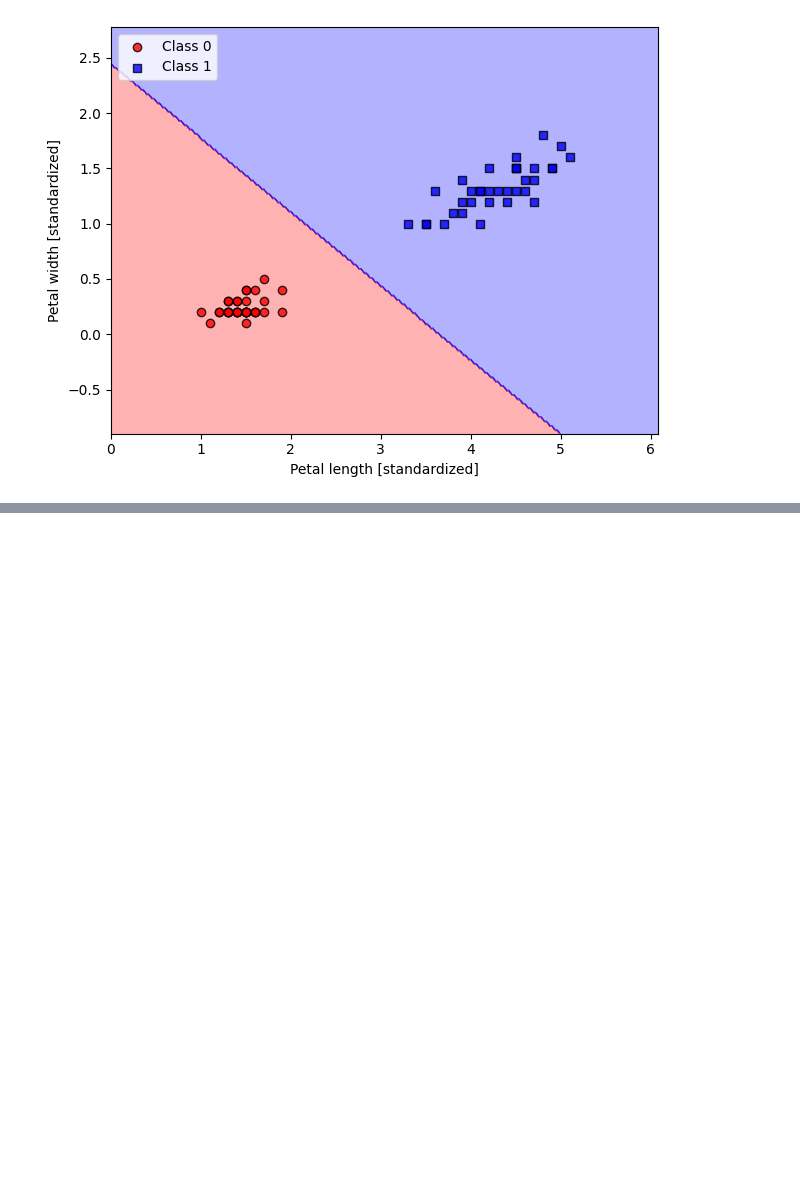
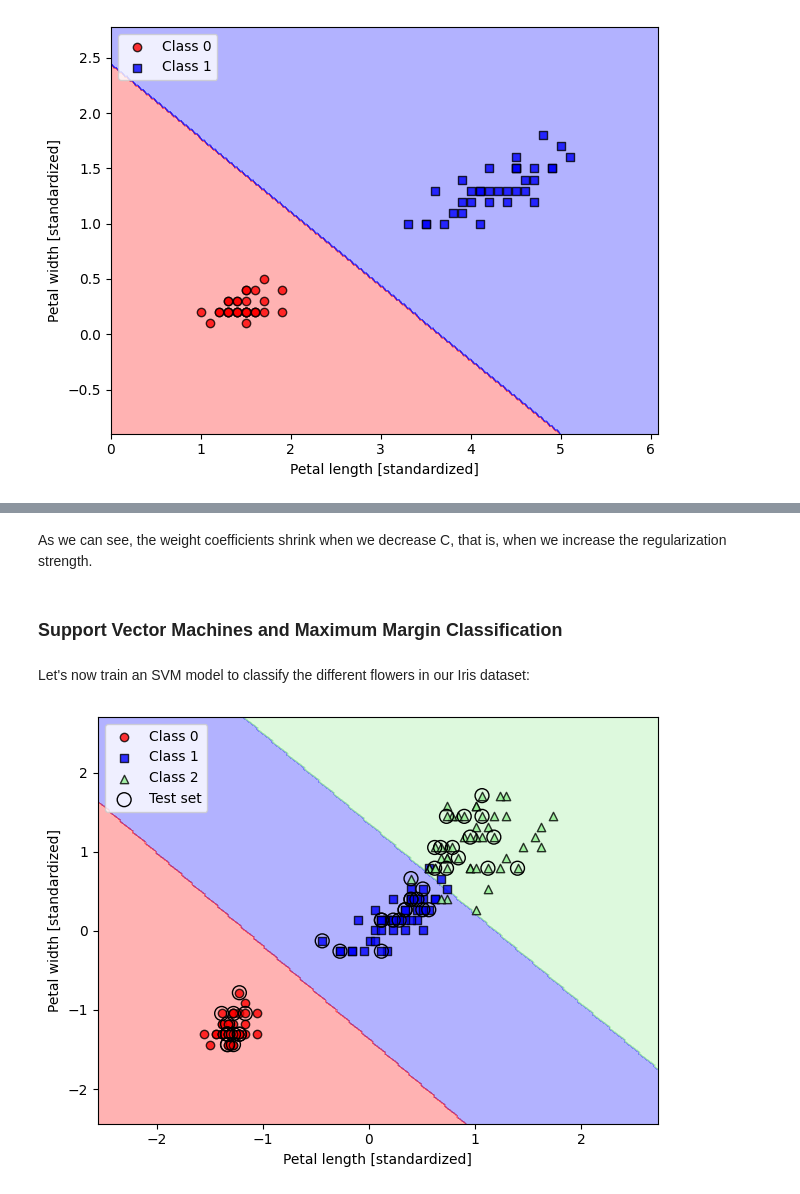
Before and after one commit to kaanoram/ML-Pytorch-SkLearn-Study, a Jupyter notebook: chapters/chapter_03/ch03.ipynb, the cells around one changed output, grey strips where cells are left out. Saved outputs shown, nothing was run; the diff lists cells and outputs as text; code cells hidden in the pictures; blank space fills up the shorter version.

```diff
--- a/chapters/chapter_03/ch03.ipynb
+++ b/chapters/chapter_03/ch03.ipynb
@@ -304,0 +371,21 @@ plt.show()
+# %% [markdown]
+As we can see, the weight coefficients shrink when we decrease C, that is, when we increase the regularization strength.
+# %% [markdown]
+### Support Vector Machines and Maximum Margin Classification
+# %% [markdown]
+Let's now train an SVM model to classify the different flowers in our Iris dataset:
+# %%
+from sklearn.svm import SVC
+svm = SVC(kernel='linear', C=1.0, random_state=1)
+svm.fit(X_train_std, y_train)
+plot_decision_regions(X_combined_std,
+                      y_combined,
+                      classifier=svm,
+                      test_idx=range(105, 150))
+plt.xlabel('Petal length [standardized]')
+plt.ylabel('Petal width [standardized]')
+plt.legend(loc='upper left')
+plt.tight_layout()
+plt.show()
+# %% [output]
+[figure, added]
```
Also changed, not shown: parts of 25 cells of this notebook.
